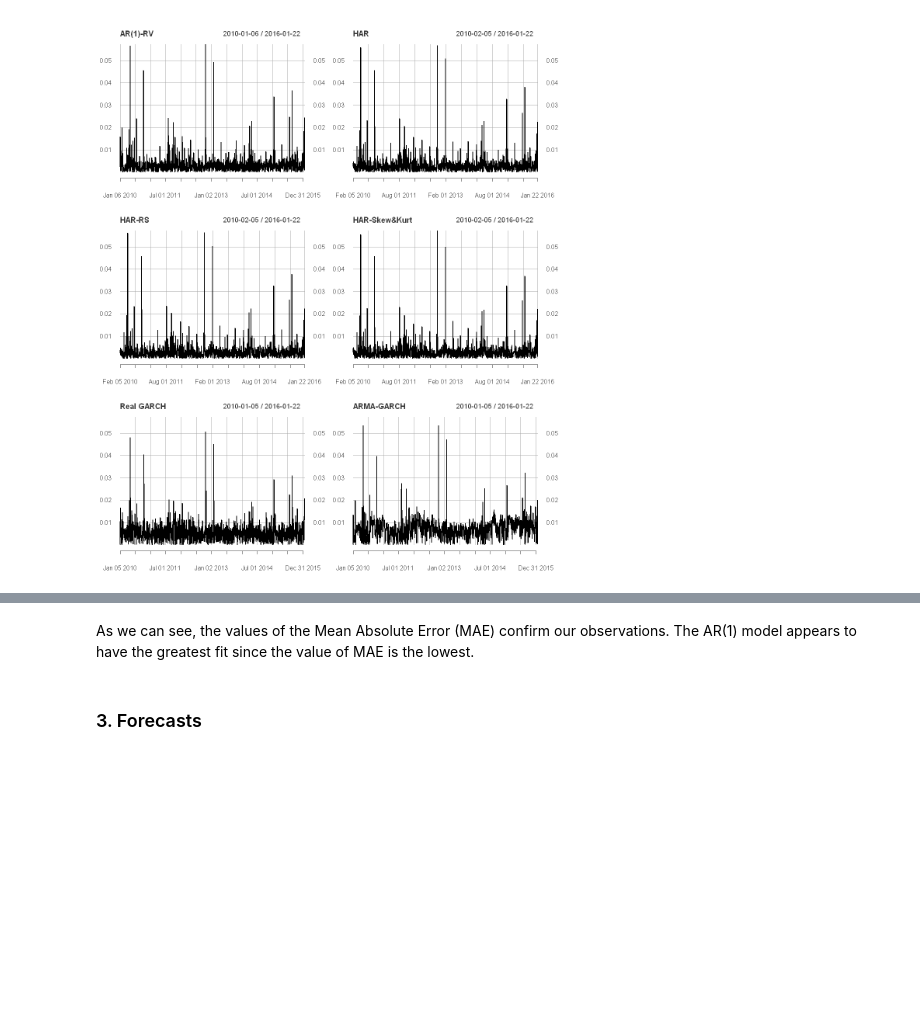
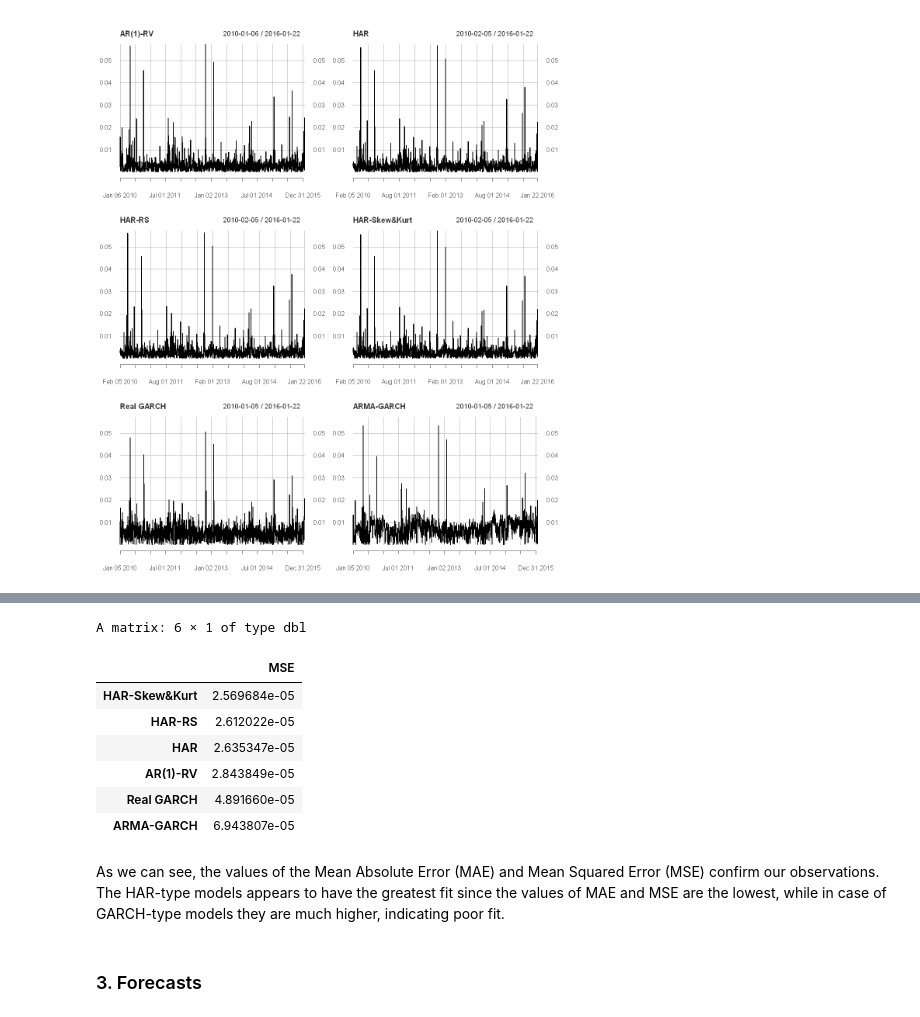
Before and after one commit to JanK0095/Financial-Econometrics-Course-Projects, a Jupyter notebook: Final project/FEI_Emprical_project_Kubal_Mattanelli.ipynb, the cells around one changed output, grey strips where cells are left out. Drawn from its saved outputs; the diff is of its cells as text; code cells hidden in the pictures; blank space fills up the shorter version.

```diff
--- a/Final project/FEI_Emprical_project_Kubal_Mattanelli.ipynb
+++ b/Final project/FEI_Emprical_project_Kubal_Mattanelli.ipynb
@@ -596,5 +614,24 @@ for (i in 1:6) {
+# %%
+#ordering MSE by size
+MSE_order <- matrix(insample_MSE) #creating unordered matrix with values and model names
+row.names(MSE_order) <- model_names
+MSE_order <- MSE_order[order(MSE_order[,1]),] #ordering
+MSE_mat <- matrix(MSE_order) #recrating matrix with ordered values and names
+row.names(MSE_mat) <- names(MSE_order)
+colnames(MSE_mat) <- "MSE"
+
+MSE_mat
+# %% [output]
+A matrix: 6 × 1 of type dbl
+|  | MSE |
+| HAR-Skew&Kurt | 2.569684e-05 |
+| HAR-RS | 2.612022e-05 |
+| HAR | 2.635347e-05 |
+| AR(1)-RV | 2.843849e-05 |
+| Real GARCH | 4.891660e-05 |
+| ARMA-GARCH | 6.943807e-05 |
 # %% [markdown]
-As we can see, the values of the Mean Absolute Error (MAE) confirm our observations. The AR(1) model appears to have the greatest fit since the value of MAE is the lowest.
+As we can see, the values of the Mean Absolute Error (MAE) and Mean Squared Error (MSE) confirm our observations. The HAR-type models appears to have the greatest fit since the values of MAE and MSE are the lowest, while in case of GARCH-type models they are much higher, indicating poor fit.
 # %% [markdown]
 ### 3. Forecasts
 # %% [markdown]
```
Also changed, not shown: parts of 12 cells of this notebook.
